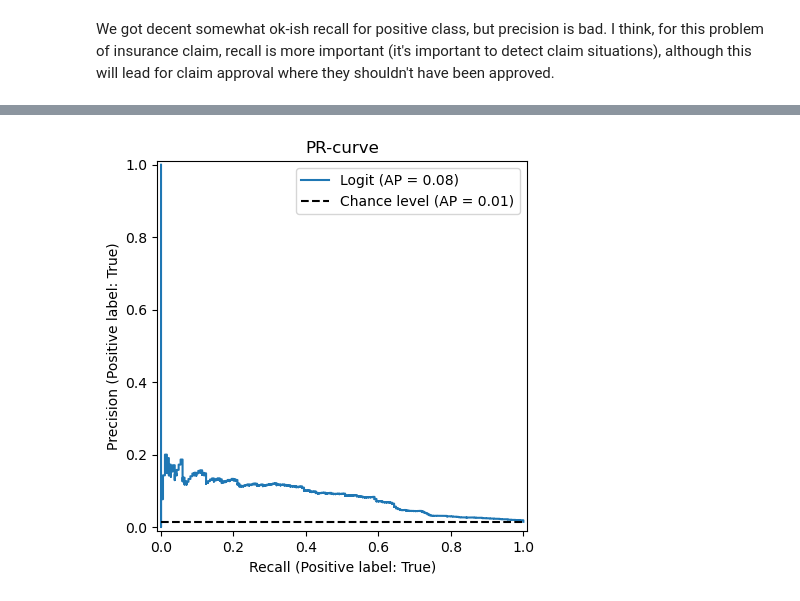
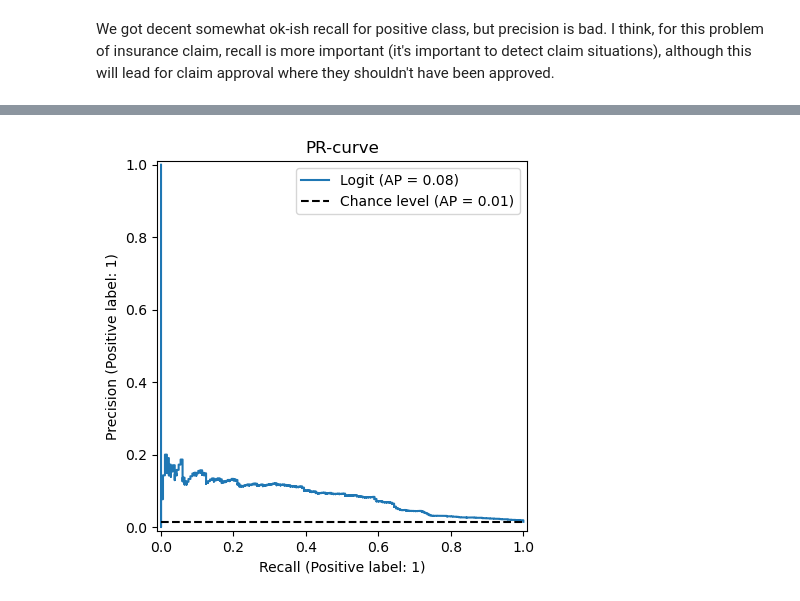
Before and after one commit to AndreiShelest/ML_travel_insurance, a Jupyter notebook: notebooks/regression.ipynb, the cells around one changed output, grey strips where cells are left out. Drawn from its saved outputs; the diff is of its cells as text; code cells hidden in the pictures.

```diff
--- a/notebooks/regression.ipynb
+++ b/notebooks/regression.ipynb
@@ -142,10 +118,16 @@ grand_best[1].get_params()
 # %%
-display = PrecisionRecallDisplay.from_estimator(
-    grand_best[1], X_test, y_test, name="Logit", plot_chance_level=True
+y_proba = grand_best[1].predict_proba(X_test)
+
+display = PrecisionRecallDisplay.from_predictions(
+
+    y_test, y_proba[:, 1], name="Logit", plot_chance_level=True
 )
+
 _ = display.ax_.set_title("PR-curve")
+
 plt.legend()
+
 plt.show()
 # %% [output]
 [interactive output not drawn]
-[figure, old version]
+[figure, new version]
```
Also changed, not shown: parts of 8 cells of this notebook, 4 other files.
